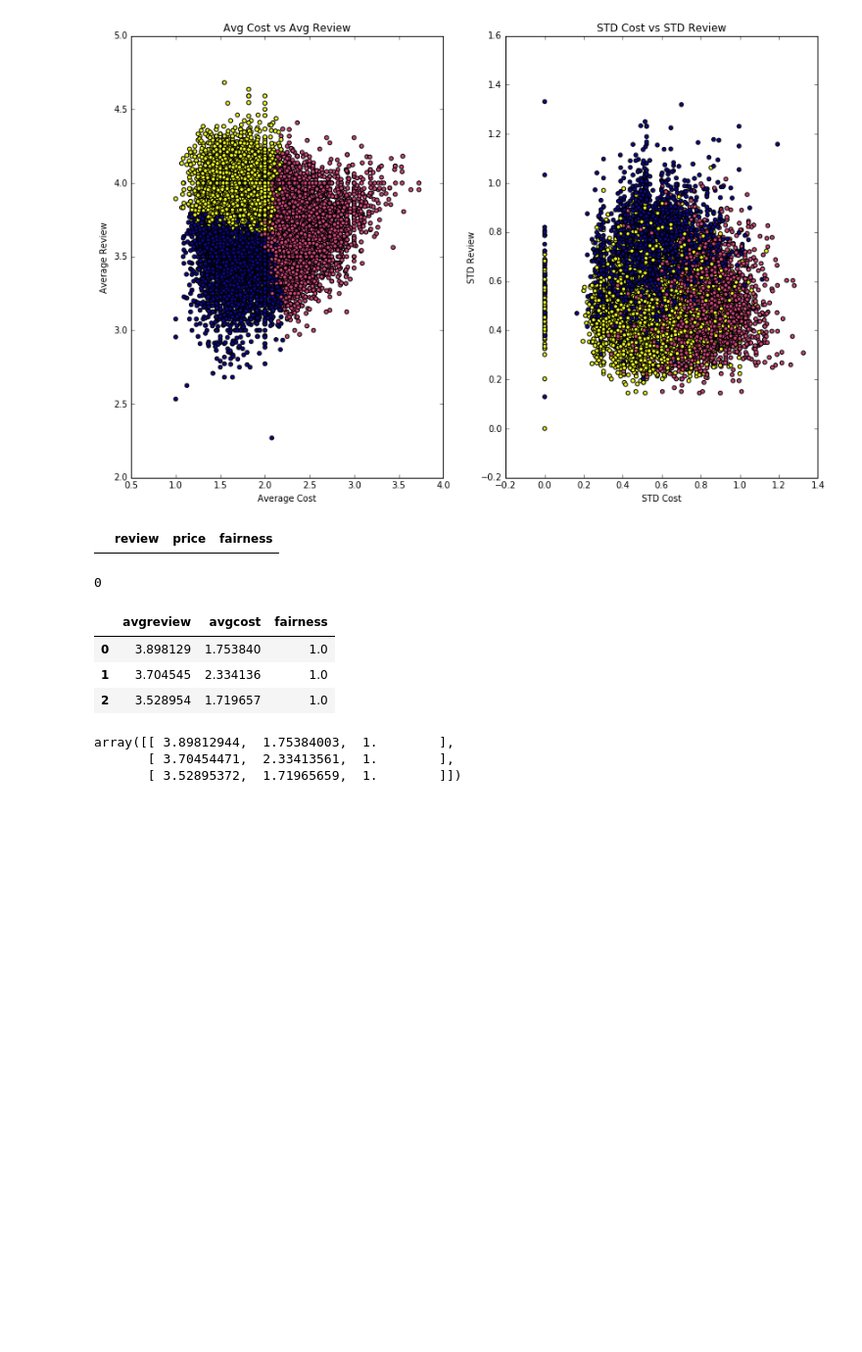
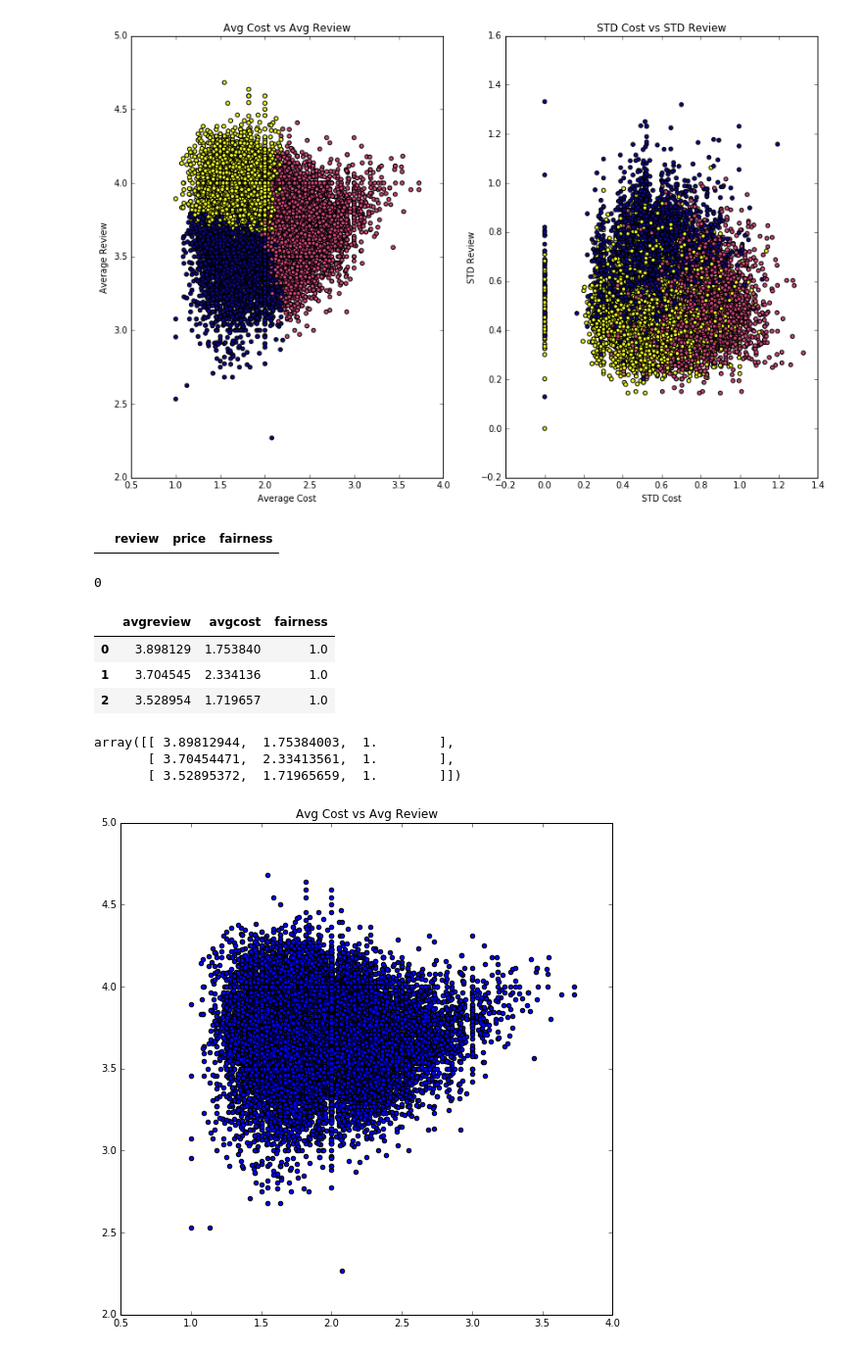
Before and after one commit to jfried23/InsightProject, a Jupyter notebook: yelp/prelim1.ipynb, the cells around one changed output. Shown at 98% size. Cells and saved outputs as stored; diff of their text form; code cells hidden in the pictures; blank space fills up the shorter version.

```diff
--- a/yelp/prelim1.ipynb
+++ b/yelp/prelim1.ipynb
@@ -265,3 +274,10 @@ df.as_matrix()
 array([[ 3.89812944,  1.75384003,  1.        ],
        [ 3.70454471,  2.33413561,  1.        ],
        [ 3.52895372,  1.71965659,  1.        ]])
+# %%
+plt.figure(figsize=(9,9))
+plt.title('Avg Cost vs Avg Review')
+plt.scatter(df.avgcost, df.avgreview)
+plt.savefig('/Users/josh/Desktop/breakdown.png', format='png')
+# %% [output]
+[figure, added]
```
Also changed, not shown: parts of 6 cells of this notebook, 2 other files.
